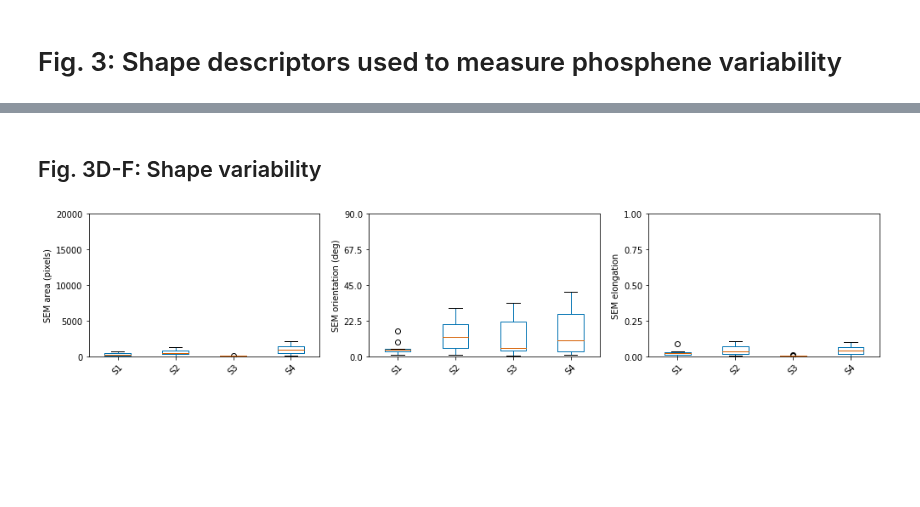
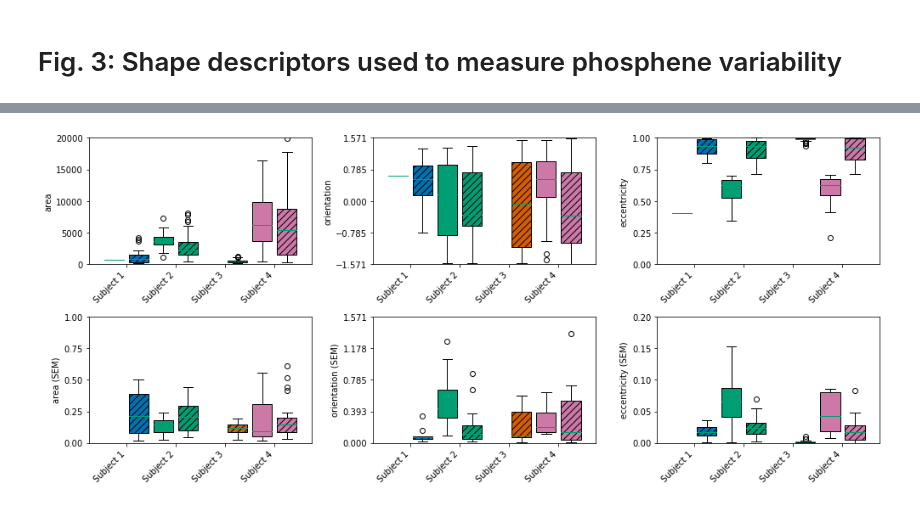
Before and after one commit to VisCog/ArgusShapes, a Jupyter notebook: figures/fig3-shape-descriptors.ipynb, the cells around one changed output, grey strips where cells are left out. Drawn from its saved outputs; the diff is of its cells as text; code cells hidden in the pictures; blank space fills up the shorter version.

Commit message:
add median split for Fig. 3

```diff
--- a/figures/fig3-shape-descriptors.ipynb
+++ b/figures/fig3-shape-descriptors.ipynb
@@ -24,3 +25,4 @@ Xy = pd.concat((X, y.drop(columns='electrode')), axis=1)
 # %%
-cols = ['area', 'orientation', 'eccentricity']
+descriptors = ['area', 'orientation', 'eccentricity']
 ylabels = ['area (pixels)', 'orientation (deg)', 'elongation']
+colors = ['#0072B2', '#009E73', '#D55E00', '#CC79A7']
@@ -44,20 +29,52 @@ fig.savefig('fig3a-shape-descriptors.eps')
-# %% [markdown]
-## Fig. 3D-F: Shape variability
-# %%
-ylimits = [[0, 20000], [0, np.pi/2], [0, 1]]
-
-fig, axes = plt.subplots(ncols=len(cols), figsize=(14, 3))
-for col, ax, ylabel, ylim in zip(cols, axes, ylabels, ylimits):
-    gb = Xy.loc[:, ['subject', 'electrode', col]].groupby(['subject', 'electrode'], sort=True)
-    ggb = gb.sem().groupby('subject')
-    ggb.boxplot(subplots=False, grid=False, rot=45, ax=ax)
-    ax.set_ylim(*ylim)
-    ax.set_yticks(np.linspace(*ylim, num=5))
-    if col == 'orientation':
-        ax.set_yticklabels(np.linspace(*np.rad2deg(ylim), num=5))
-    ax.set_xticklabels(subjects)
-    ax.set_ylabel('SEM %s' % ylabel)
-fig.tight_layout()
-fig.savefig('fig3b-shape-variability.eps')
-# %% [output]
-[figure, removed]
+# %%
+fig, axes = plt.subplots(nrows=2, ncols=len(descriptors), figsize=(14, 6))
+
+ylimits = [[0, 20000], [-np.pi/2, np.pi/2], [0, 1]]
+for ax, desc, ylim in zip(axes[0], descriptors, ylimits):
+    for s, (subject, color) in enumerate(zip(subjects, colors)):
+        Xys = Xy[Xy.subject == subject]
+        idx_compact = Xys.eccentricity < np.sqrt(0.5) #Xys.eccentricity.median()
+        bp = ax.boxplot([Xys.loc[idx_compact, desc],
+                        Xys.loc[~idx_compact, desc]],
+                       positions=[s, s + 0.5], widths=0.4, patch_artist=True)
+#         bp['boxes'][0].set_hatch('\\\\')
+        bp['boxes'][1].set_hatch('///')
+        [patch.set_facecolor(color) for patch in bp['boxes']]
+        [patch.set_edgecolor('k') for patch in bp['boxes']]
+    ax.set_xlim(-0.5, 4)
+    ax.set_xticks(np.arange(len(subjects)) + 0.25)
+    ax.set_xticklabels([s.replace("S", "Subject ") for s in subjects], ha='right', rotation=45)
+    ax.set_ylim(*ylim)
+    ax.set_yticks(np.linspace(*ylim, num=5))
+    ax.set_ylabel(desc)
+
+ylimits = [[0, 1], [0, np.pi/2], [0, 0.2]]
+for ax, desc, ylim in zip(axes[1], descriptors, ylimits):
+    for s, (subject, color) in enumerate(zip(subjects, colors)):
+        Xys = Xy[Xy.subject == subject]
+        idx_compact = Xys.eccentricity < np.sqrt(0.5) #Xys.eccentricity.median()
+        comp = Xys.loc[idx_compact, ['electrode', desc]].groupby('electrode')
+        elon = Xys.loc[~idx_compact, ['electrode', desc]].groupby('electrode')
+        if desc == 'area':
+            bp = ax.boxplot([(comp.sem() / comp.mean()).dropna().values,
+                             (elon.sem() / elon.mean()).dropna().values],
+                             positions=[s, s + 0.5], widths=0.4, patch_artist=True)
+        else:
+            bp = ax.boxplot([comp.sem().dropna().values,
+                             elon.sem().dropna().values],
+                             positions=[s, s + 0.5], widths=0.4, patch_artist=True)
+#         bp['boxes'][0].set_hatch('\\\\')
+        bp['boxes'][1].set_hatch('///')
+        [patch.set_facecolor(color) for patch in bp['boxes']]
+        [patch.set_edgecolor('k') for patch in bp['boxes']]
+    ax.set_xlim(-0.5, 4)
+    ax.set_xticks(np.arange(len(subjects)) + 0.25)
+    ax.set_xticklabels([s.replace("S", "Subject ") for s in subjects], ha='right', rotation=45)
+    ax.set_ylim(*ylim)
+    ax.set_yticks(np.linspace(*ylim, num=5))
+    ax.set_ylabel(desc + ' (SEM)')
+
+fig.tight_layout()
+fig.savefig('fig3-shape-descriptors.eps')
+# %% [output]
+[figure, added]
```
Also changed, not shown: parts of 5 cells of this notebook.
